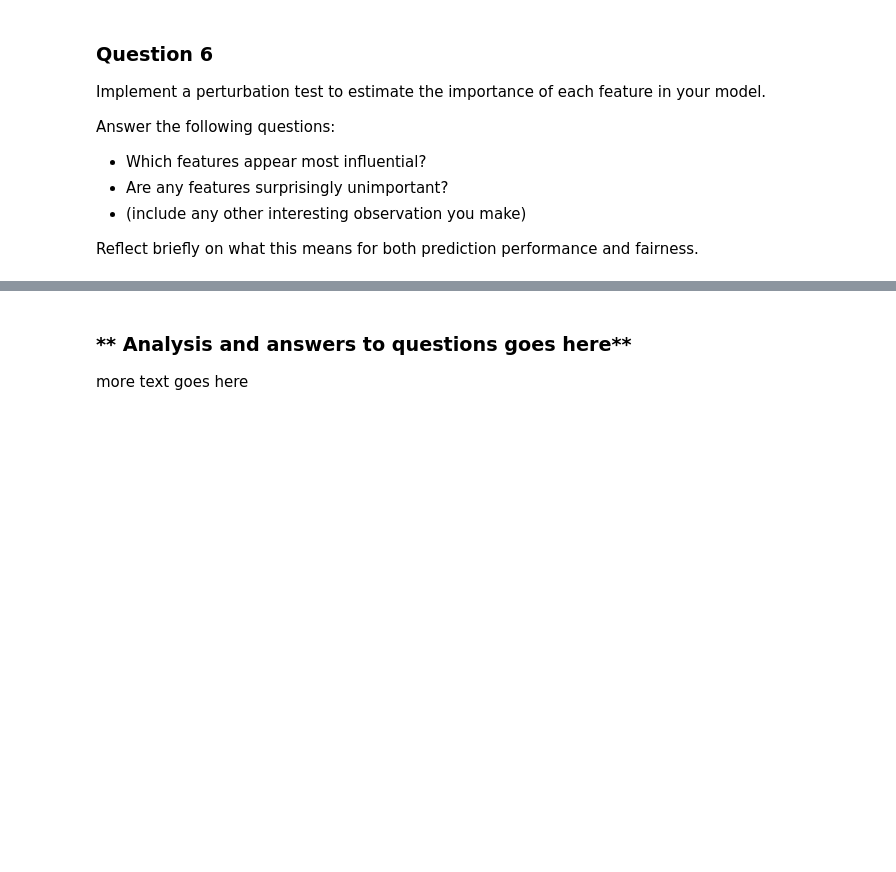
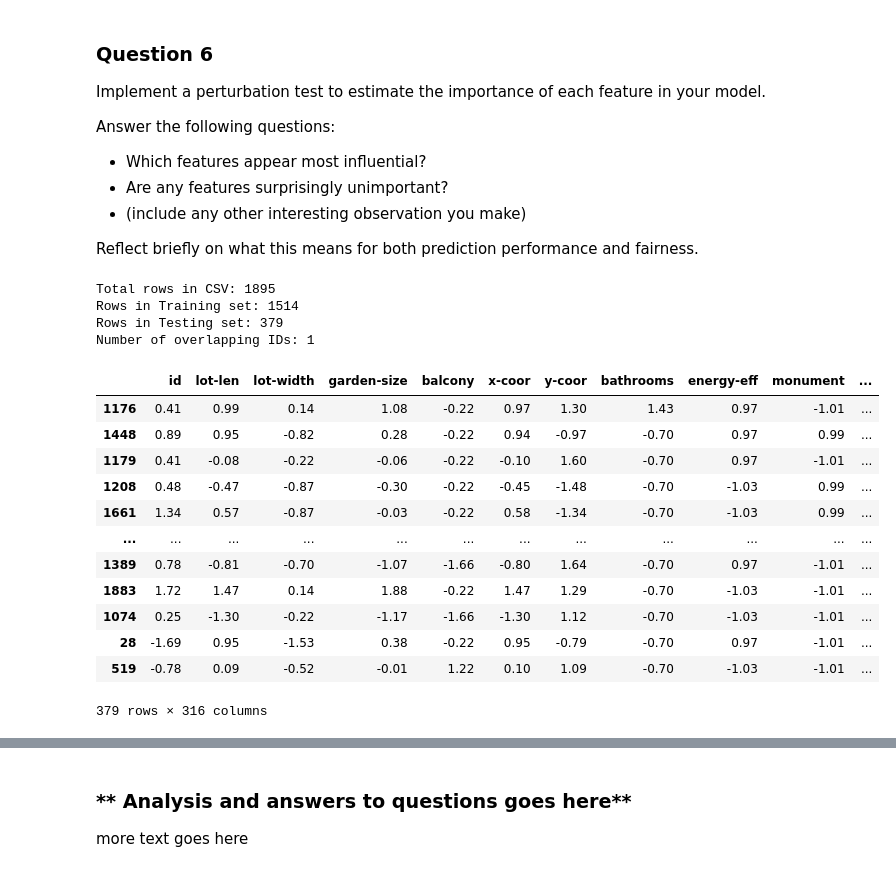
Before and after one commit to MaksiuMilcarz/Data-Analysis, a Jupyter notebook: clinic2/DA-clinic2-max.ipynb, the cells around one changed output, grey strips where cells are left out. Drawn from its saved outputs; the diff is of its cells as text; code cells hidden in the pictures; blank space fills up the shorter version.

```diff
--- a/clinic2/DA-clinic2-max.ipynb
+++ b/clinic2/DA-clinic2-max.ipynb
@@ -1860,3 +1877,31 @@ def perturbation_importance(model, X_test, y_test, metric=rmse):
+# %%
+print(f"Total rows in CSV: {len(full_data)}")
+print(f"Rows in Training set: {len(X_train)}")
+print(f"Rows in Testing set: {len(X_test)}")
+
+overlap = set(training_data['id']).intersection(set(testing_data['id']))
+print(f"Number of overlapping IDs: {len(overlap)}")
+# %% [output]
+Total rows in CSV: 1895
+Rows in Training set: 1514
+Rows in Testing set: 379
+Number of overlapping IDs: 1
+# %%
+X_test
+# %% [output]
+|  | id | lot-len | lot-width | garden-size | balcony | x-coor | y-coor | bathrooms | energy-eff | monument | ... |
+| 1176 | 0.41 | 0.99 | 0.14 | 1.08 | -0.22 | 0.97 | 1.30 | 1.43 | 0.97 | -1.01 | ... |
+| 1448 | 0.89 | 0.95 | -0.82 | 0.28 | -0.22 | 0.94 | -0.97 | -0.70 | 0.97 | 0.99 | ... |
+| 1179 | 0.41 | -0.08 | -0.22 | -0.06 | -0.22 | -0.10 | 1.60 | -0.70 | 0.97 | -1.01 | ... |
+| 1208 | 0.48 | -0.47 | -0.87 | -0.30 | -0.22 | -0.45 | -1.48 | -0.70 | -1.03 | 0.99 | ... |
+| 1661 | 1.34 | 0.57 | -0.87 | -0.03 | -0.22 | 0.58 | -1.34 | -0.70 | -1.03 | 0.99 | ... |
+| ... | ... | ... | ... | ... | ... | ... | ... | ... | ... | ... | ... |
+| 1389 | 0.78 | -0.81 | -0.70 | -1.07 | -1.66 | -0.80 | 1.64 | -0.70 | 0.97 | -1.01 | ... |
+| 1883 | 1.72 | 1.47 | 0.14 | 1.88 | -0.22 | 1.47 | 1.29 | -0.70 | -1.03 | -1.01 | ... |
+| 1074 | 0.25 | -1.30 | -0.22 | -1.17 | -1.66 | -1.30 | 1.12 | -0.70 | -1.03 | -1.01 | ... |
+| 28 | -1.69 | 0.95 | -1.53 | 0.38 | -0.22 | 0.95 | -0.79 | -0.70 | 0.97 | -1.01 | ... |
+| 519 | -0.78 | 0.09 | -0.52 | -0.01 | 1.22 | 0.10 | 1.09 | -0.70 | -1.03 | -1.01 | ... |
+379 rows × 316 columns
 # %%
 # 1) Make sure we use the model that was actually fit
 # (final_model was fit on X_train from process_data_fm)
```
Also changed, not shown: parts of 16 cells of this notebook.
